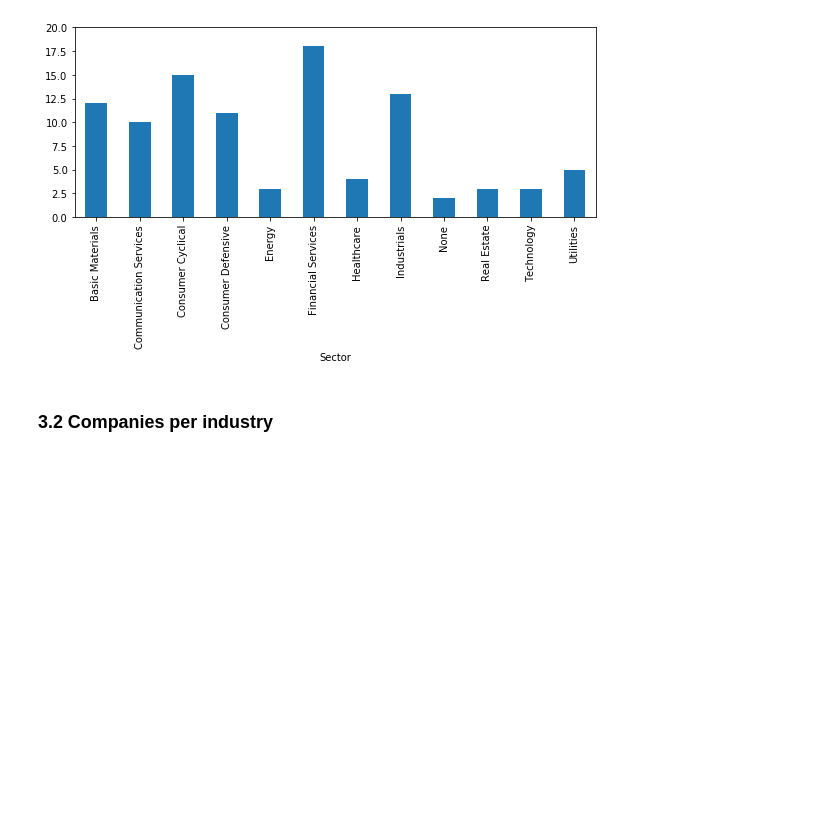
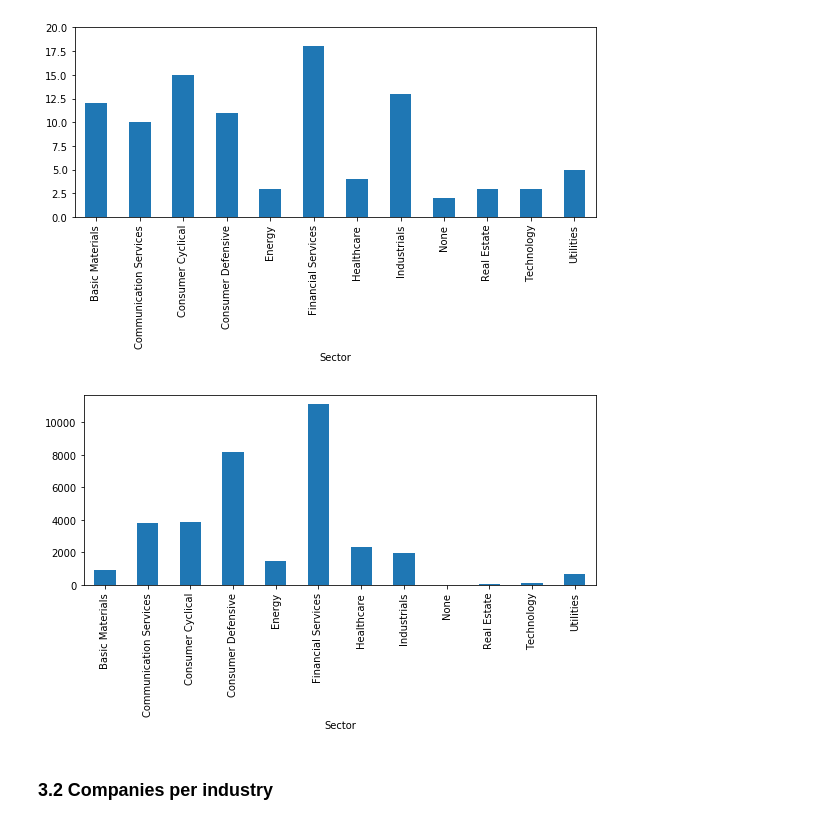
Before and after one commit to stancld/MSc-Project, a Jupyter notebook: Exploration/FTSE 100.ipynb, the cells around one changed output. Saved outputs shown, nothing was run; the diff lists cells and outputs as text; code cells hidden in the pictures; blank space fills up the shorter version.

```diff
--- a/Exploration/FTSE 100.ipynb
+++ b/Exploration/FTSE 100.ipynb
@@ -108,0 +102,2 @@ company.save()
+# %%
+companies_id = list(companies.id)
@@ -108,0 +130,15 @@ company.save()
+# %%
+reviews_df = reviews_df.merge(
+    companies[['id', 'Company', 'Sector']].rename(columns={'id': 'Company_id',
+                                                           'Company': 'Company',
+                                                           'Sector': 'Sector'
+                                                }),
+    on='Company_id'
+)
+# %%
+reviews_df['Date'] = reviews_df.apply(lambda x: '-'.join(
+    [str(x['Year']), str(x['Month']), str(x['Day'])]
+    ), axis=1
+)
+
+reviews_df
@@ -108,0 +159,16 @@ company.save()
+# %%
+def string_to_date(date_str):
+    try:
+        return datetime.strptime(date_str, '%Y-%m-%d')
+    except:
+        return datetime.strptime('1800-1-1', '%Y-%m-%d')
+
+def string_to_YM(date_str):
+    try:
+        return datetime.strptime(date_str, '%Y-%m')
+    except:
+        return datetime.strptime('1800-1-1', '%Y-%m-%d')
+
+#reviews_df['Date'] = reviews_df['Date'].apply(lambda x: string_to_date(x))
+
+reviews_df['Year-Month'] = reviews_df.apply(lambda x: string_to_YM('-'.join([str(x['Year']), str(x['Month'])])), axis=1)
@@ -126,6 +208,20 @@ plt.ylim(top = 20)
 plt.tight_layout()
 # %% [output]
 [figure]
+# %%
+plt.figure(figsize=(8,5))
+
+(reviews_df
+ .groupby('Sector')
+ .count()
+ .Company_id
+ .plot
+ .bar()
+)
+
+plt.tight_layout()
+# %% [output]
+[figure, added]
 # %% [markdown]
 ### 3.2 Companies per industry
 # %%
```
Also changed, not shown: parts of 22 cells of this notebook.
